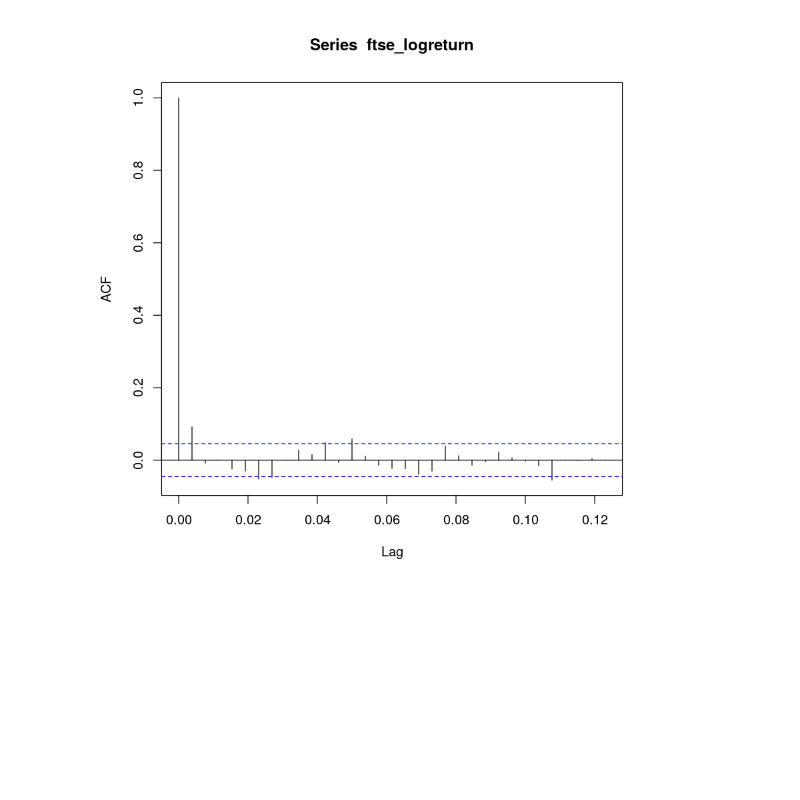
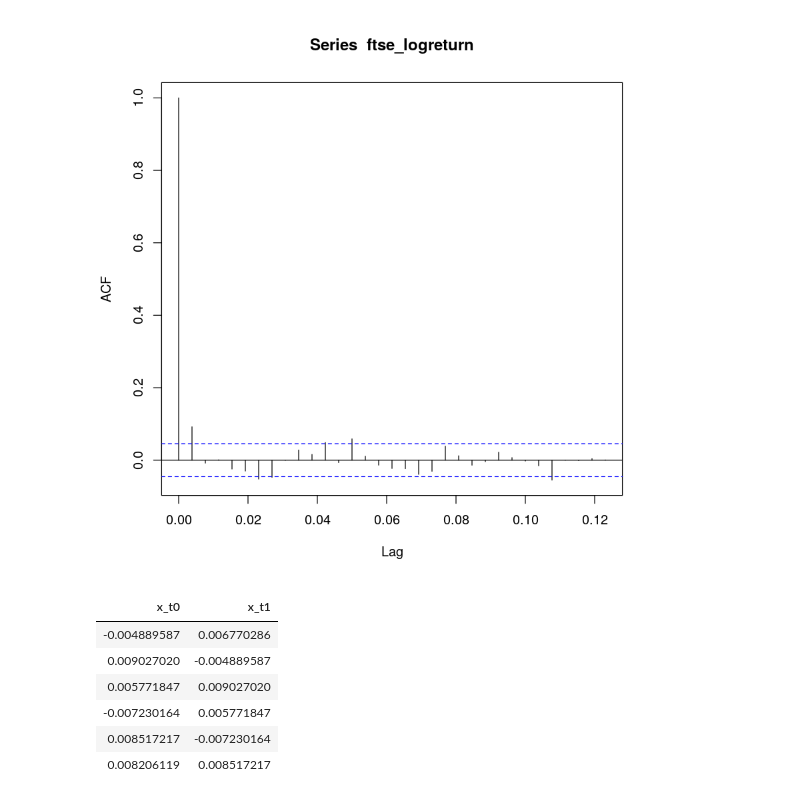
Before and after one commit to denglert/R-sandbox, a Jupyter notebook: datacamp/Time_series/Autocorrelation.ipynb, the cells around one changed output. Saved outputs shown, nothing was run; the diff lists cells and outputs as text; code cells hidden in the pictures; blank space fills up the shorter version.

```diff
--- a/datacamp/Time_series/Autocorrelation.ipynb
+++ b/datacamp/Time_series/Autocorrelation.ipynb
@@ -75,0 +86,11 @@ acf(ftse_logreturn)
+# %%
+# Confirm that x_t0 and x_t1 are (x[t], x[t-1]) pairs
+head(cbind(x_t0, x_t1))
+# %% [output]
+| x_t0 | x_t1 |
+| -0.004889587 | 0.006770286 |
+| 0.009027020 | -0.004889587 |
+| 0.005771847 | 0.009027020 |
+| -0.007230164 | 0.005771847 |
+| 0.008517217 | -0.007230164 |
+| 0.008206119 | 0.008517217 |
```
Also changed, not shown: parts of 14 cells of this notebook, 1 other file.
